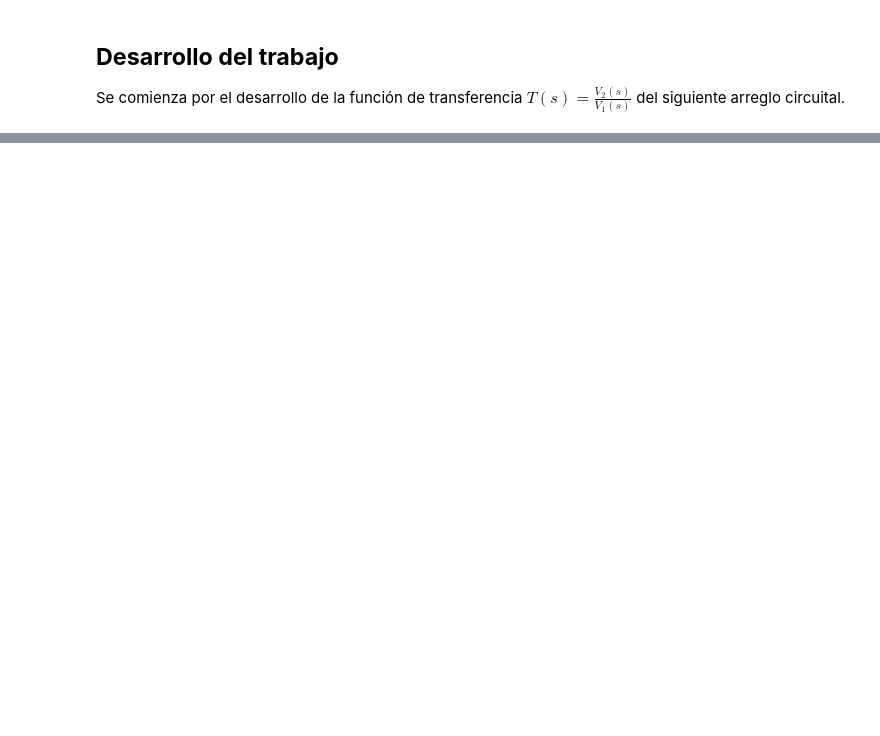
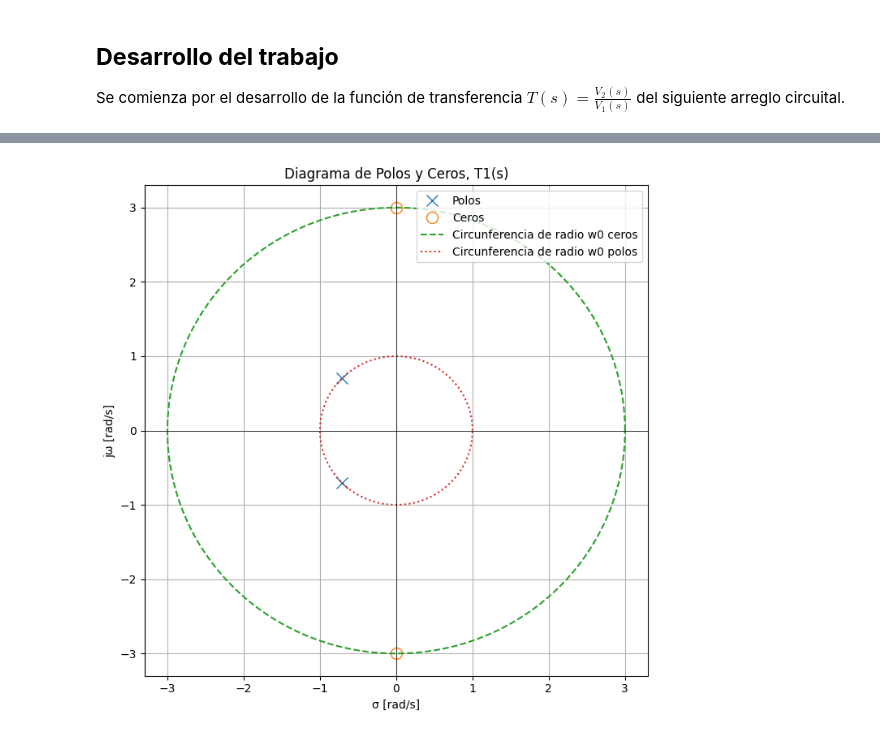
Before and after one commit to mtaranilla/APS_2025, a Jupyter notebook: TS_TARANILLA_SALGADO/TS6_FiltrosRLC/TS6_SALGADO_TARANILLA.ipynb, the cells around one changed output, grey strips where cells are left out. Cells and saved outputs as stored; diff of their text form; code cells hidden in the pictures; blank space fills up the shorter version.

```diff
--- a/TS_TARANILLA_SALGADO/TS6_FiltrosRLC/TS6_SALGADO_TARANILLA.ipynb
+++ b/TS_TARANILLA_SALGADO/TS6_FiltrosRLC/TS6_SALGADO_TARANILLA.ipynb
@@ -56,0 +87,32 @@ $$
+# %%
+import numpy as np
+import scipy.signal as sig
+import matplotlib.pyplot as plt
+
+sos_a = [[1,0,9,1,np.sqrt(2),1]]  #(b2,b1,b0,a2,a1,a0)
+
+z_a, p_a, k_a = sig.sos2zpk(sos_a)
+
+# Parámetros de la circunferencia
+w0_z_a = 3
+w0_p_a = 1
+x0, y0 = 0, 0  # centro
+theta = np.linspace(0, 2*np.pi, 500)
+
+plt.figure(figsize=(7,7))
+plt.plot(np.real(p_a), np.imag(p_a), 'x', markersize=10, label='Polos')
+if len(z_a) > 0:
+    plt.plot(np.real(z_a), np.imag(z_a), 'o', markersize=10, fillstyle='none', label='Ceros')
+plt.plot(w0_z_a * np.cos(theta), w0_z_a * np.sin(theta), label='Circunferencia de radio w0 ceros', linestyle='--')
+plt.plot(w0_p_a * np.cos(theta), w0_p_a * np.sin(theta), label='Circunferencia de radio w0 polos', linestyle=':')
+plt.axhline(0, color='k', lw=0.5)
+plt.axvline(0, color='k', lw=0.5)
+plt.title('Diagrama de Polos y Ceros, T1(s)')
+plt.xlabel('σ [rad/s]')
+plt.ylabel('jω [rad/s]')
+plt.legend()
+plt.tight_layout()
+plt.grid(True)
+plt.show()
+# %% [output]
+[figure, added]
```
Also changed, not shown: parts of 10 cells of this notebook.
